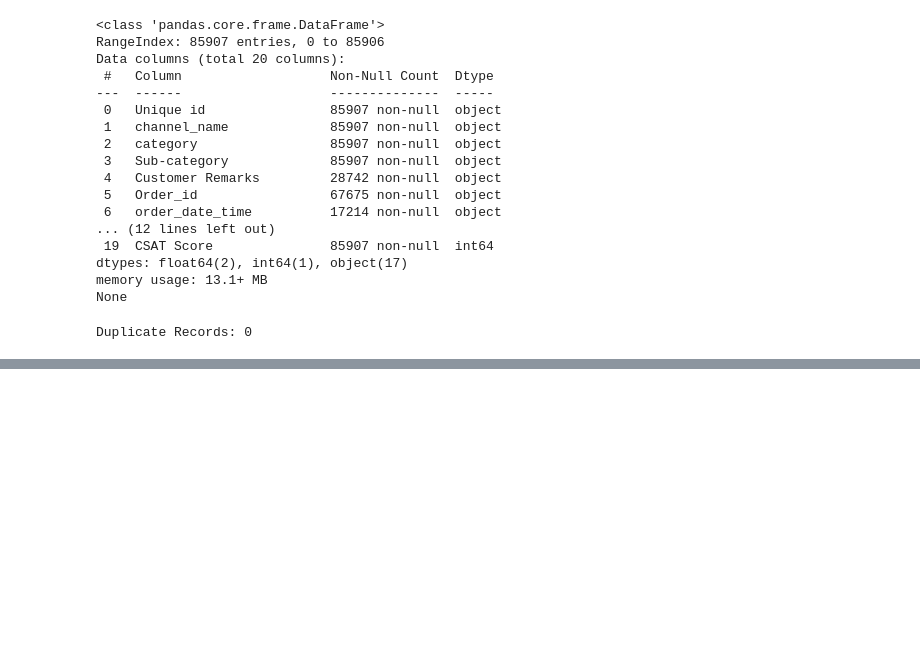
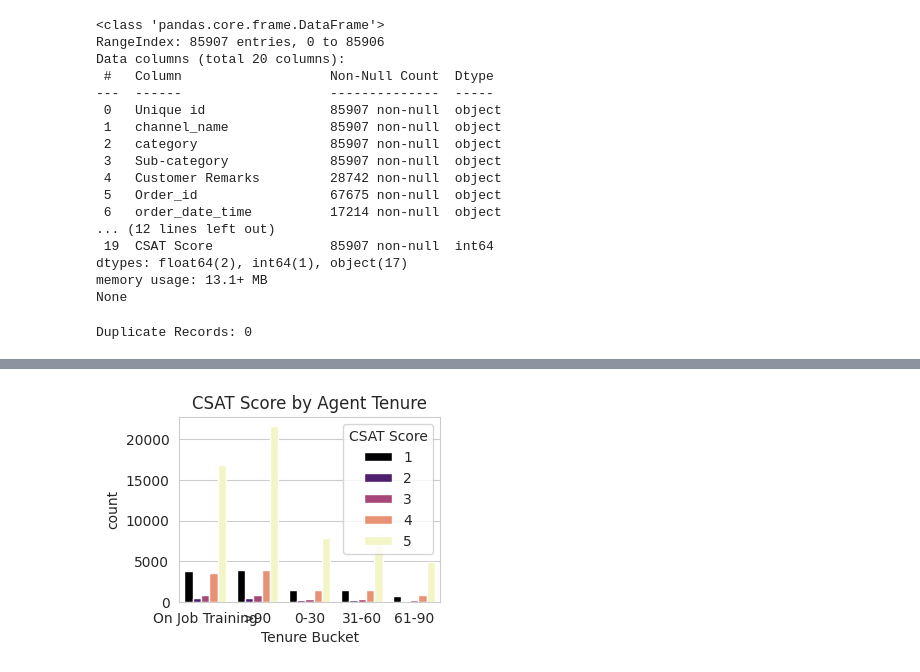
Before and after one commit to gajanan-nawle/Flipkart-CSAT-GenAI-Azure, a Jupyter notebook: Capstone_Project_Machine_Learning_&_GenAI_with_Microsoft_Azure.ipynb, the cells around one changed output, grey strips where cells are left out. Saved outputs shown, nothing was run; the diff lists cells and outputs as text; code cells hidden in the pictures; blank space fills up the shorter version.

```diff
--- a/Capstone_Project_Machine_Learning_&_GenAI_with_Microsoft_Azure.ipynb
+++ b/Capstone_Project_Machine_Learning_&_GenAI_with_Microsoft_Azure.ipynb
@@ -82,0 +207,12 @@ print(df['CSAT Score'].value_counts(normalize=True) * 100)
+# %%
+# 4. CSAT by Agent Tenure (Bivariate Analysis)
+plt.subplot(2, 2, 4)
+# Sorting tenure buckets helps visualization if they are ordinal strings
+sns.countplot(x='Tenure Bucket', hue='CSAT Score', data=df, palette='magma')
+plt.title('CSAT Score by Agent Tenure')
+plt.xlabel('Tenure Bucket')
+
+plt.tight_layout()
+plt.show()
+# %% [output]
+[figure, added]
```
Also changed, not shown: parts of 13 cells of this notebook.
